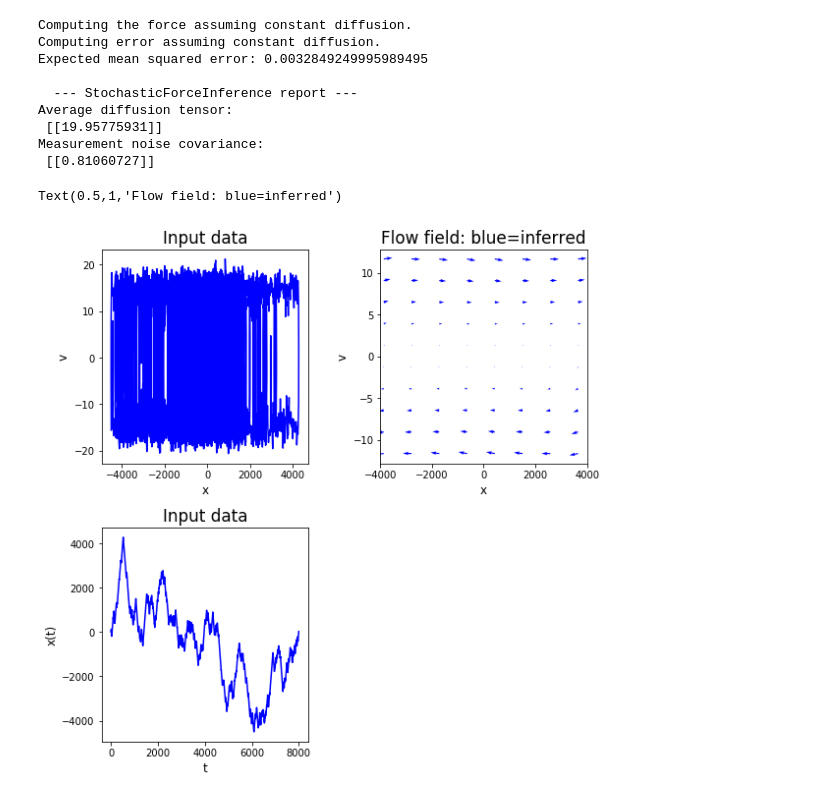
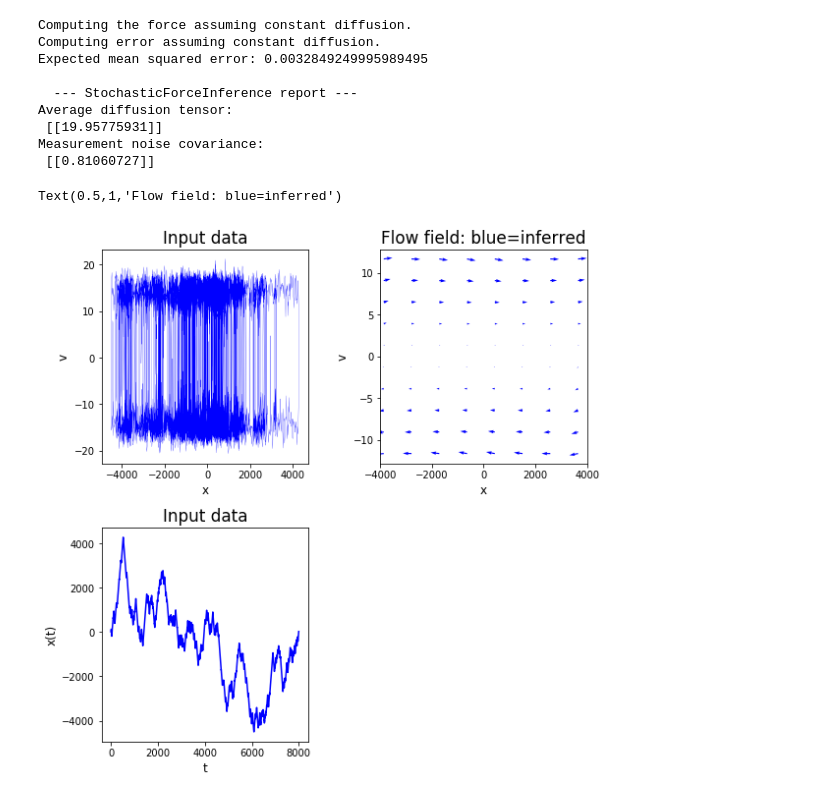
Before and after one commit to williamjsdavis/geodynamo_ULI, a Jupyter notebook: reversing-dynamo.ipynb, the cells around one changed output. Saved outputs shown, nothing was run; the diff lists cells and outputs as text; code cells hidden in the pictures.

```diff
--- a/reversing-dynamo.ipynb
+++ b/reversing-dynamo.ipynb
@@ -154,35 +154,35 @@ params = {'axes.labelsize': 12,
 plt.rcParams.update(params)
 plt.clf()
 fig = plt.figure(1)
 fig.subplots_adjust(left=0.06, bottom=0.07, right=0.96, top=0.94, wspace=0.35, hspace=0.3)
 H,W = 2,3
 
 pic_name = "ULI_demo_VdP.png"
 
 # Plot the trajectory (xv phase space):
 plt.subplot(H,W,1)
-plt.plot(data_dynamo.X_ito[:,0,:],data_dynamo.v_hat[:,0,:],color='b')
+plt.plot(data_dynamo.X_ito[:,0,:],data_dynamo.v_hat[:,0,:],color='b',lw=0.2)
 plt.xlabel("x")
 plt.ylabel("v")
 plt.title("Input data")
 
 # Plot the trajectory (x vs t):
 plt.subplot(H,W,4)
 plt.plot(data_dynamo.t,data_dynamo.X_ito[:,0,:],color='b')
 plt.ylabel("x(t)")
 plt.xlabel("t")
 plt.title("Input data")
 
 # Plot the force field - blue is inferred, black is the exact one used to generate the data.
 plt.subplot(H,W,2)
 S_dynamo.data.plot_phase_space_forces(S_dynamo.F_ansatz,color='b',zorder=0,width = 30,scale=20)
 plt.xlabel("x")
 plt.ylabel("v")
 plt.xlim([-4000,4000])
 plt.title("Flow field: blue=inferred")
 # %% [output]
 Text(0.5,1,'Flow field: blue=inferred')
-[figure, old version]
+[figure, new version]
 # %%
 ################################################################
 # II. Perform inference.
```
Also changed, not shown: parts of 2 cells of this notebook.
